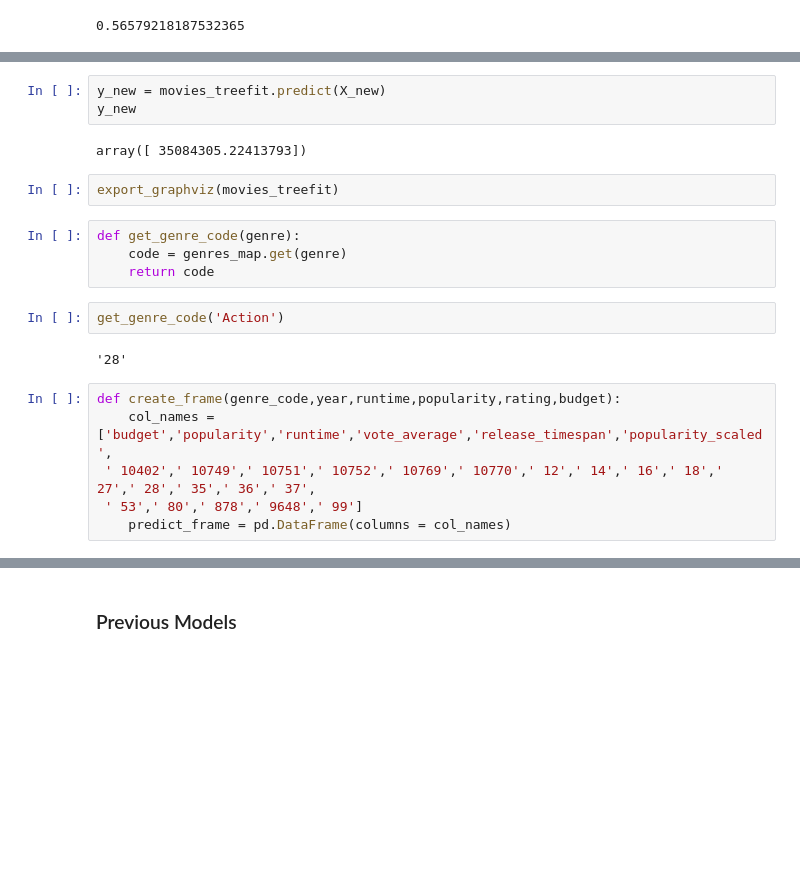
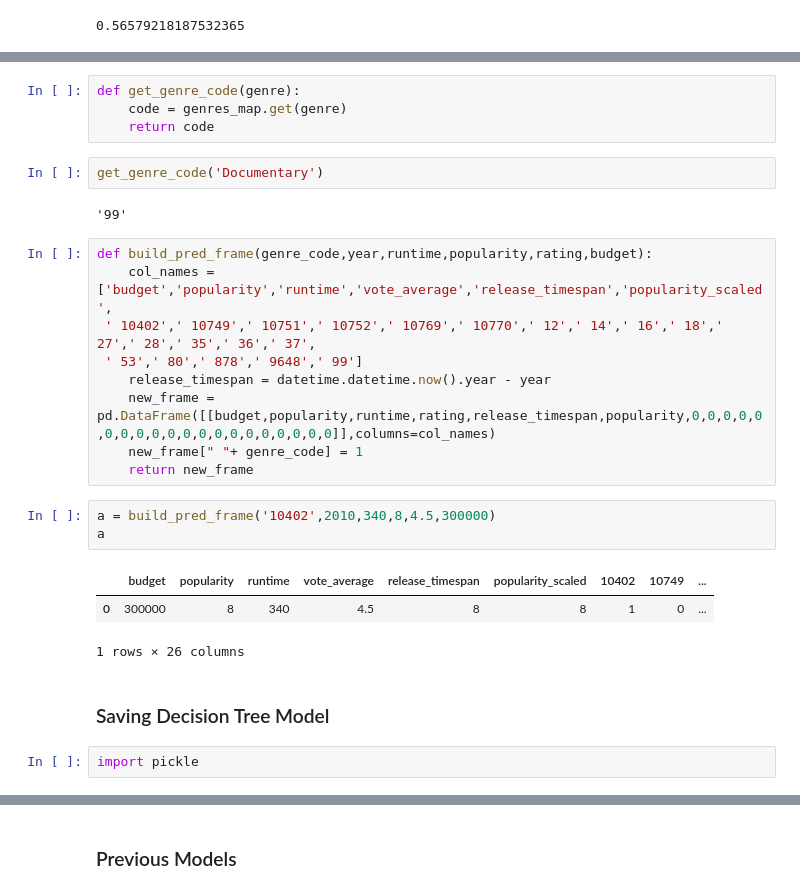
Before and after one commit to veronicahsieh/MSIA-movie-app-flask, a Jupyter notebook: develop/Movies.ipynb, the cells around one changed output, grey strips where cells are left out. Drawn from its saved outputs; the diff is of its cells as text; blank space fills up the shorter version.

```diff
--- a/develop/Movies.ipynb
+++ b/develop/Movies.ipynb
@@ -558,21 +603,28 @@ X_new = pd.DataFrame([[3200000,6.72639,105,6.8,8,5,1,0,0,0,0,0,0,0,0,0,0,0,0,0,0
-# %%
-y_new = movies_treefit.predict(X_new)
-y_new
-# %% [output]
-array([ 35084305.22413793])
-# %%
-export_graphviz(movies_treefit)
 # %%
 def get_genre_code(genre):
     code = genres_map.get(genre)
     return code
 # %%
-get_genre_code('Action')
+get_genre_code('Documentary')
 # %% [output]
-'28'
+'99'
 # %%
-def create_frame(genre_code,year,runtime,popularity,rating,budget):
+def build_pred_frame(genre_code,year,runtime,popularity,rating,budget):
     col_names = ['budget','popularity','runtime','vote_average','release_timespan','popularity_scaled',
  ' 10402',' 10749',' 10751',' 10752',' 10769',' 10770',' 12',' 14',' 16',' 18',' 27',' 28',' 35',' 36',' 37',
  ' 53',' 80',' 878',' 9648',' 99']
-    predict_frame = pd.DataFrame(columns = col_names)
+    release_timespan = datetime.datetime.now().year - year
+    new_frame = pd.DataFrame([[budget,popularity,runtime,rating,release_timespan,popularity,0,0,0,0,0,0,0,0,0,0,0,0,0,0,0,0,0,0,0,0]],columns=col_names)
+    new_frame[" "+ genre_code] = 1
+    return new_frame
+# %%
+a = build_pred_frame('10402',2010,340,8,4.5,300000)
+a
+# %% [output]
+|  | budget | popularity | runtime | vote_average | release_timespan | popularity_scaled | 10402 | 10749 | ... |
+| 0 | 300000 | 8 | 340 | 4.5 | 8 | 8 | 1 | 0 | ... |
+1 rows × 26 columns
+# %% [markdown]
+### Saving Decision Tree Model
+# %%
+import pickle
```
Also changed, not shown: parts of 21 cells of this notebook, 15 other files.
